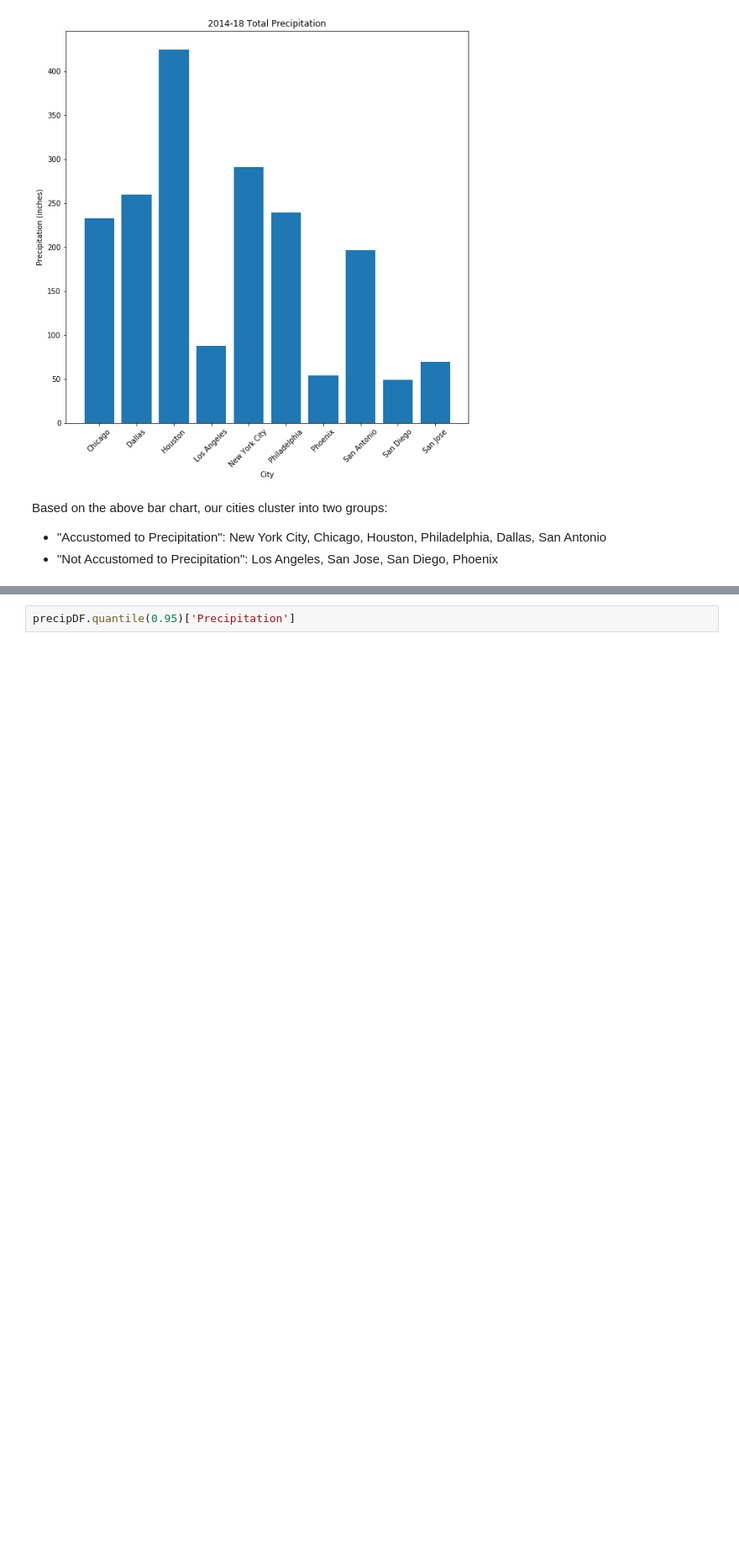
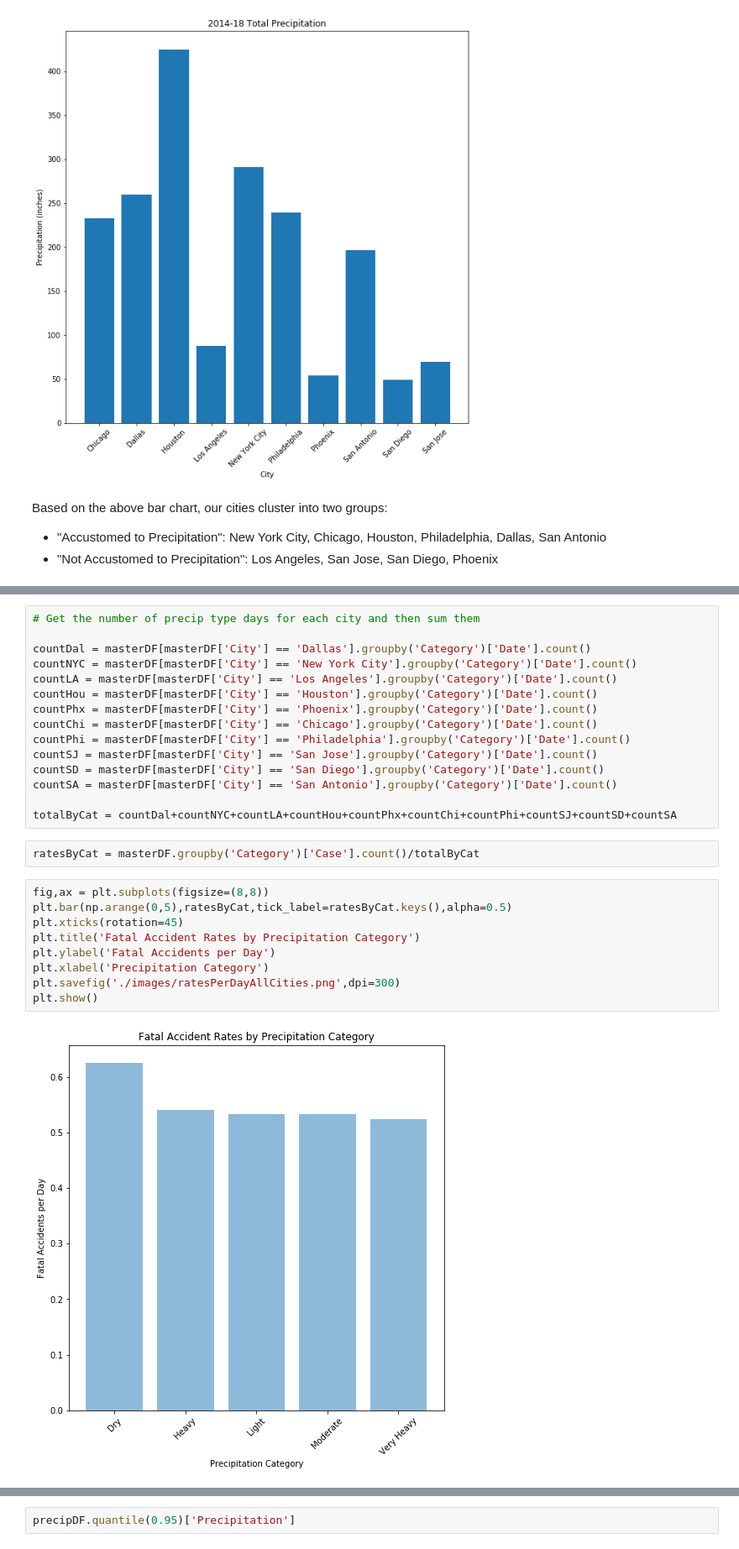
Before and after one commit to jpicca/ProjectOne, a Jupyter notebook: readAPIandFormatData.ipynb, the cells around one changed output, grey strips where cells are left out. Shown: that part at 84% size. Cells and saved outputs as stored; diff of their text form; blank space fills up the shorter version.

```diff
--- a/readAPIandFormatData.ipynb
+++ b/readAPIandFormatData.ipynb
@@ -328 +352,29 @@ Based on the above bar chart, our cities cluster into two groups:
+# %%
+# Get the number of precip type days for each city and then sum them
+
+countDal = masterDF[masterDF['City'] == 'Dallas'].groupby('Category')['Date'].count()
+countNYC = masterDF[masterDF['City'] == 'New York City'].groupby('Category')['Date'].count()
+countLA = masterDF[masterDF['City'] == 'Los Angeles'].groupby('Category')['Date'].count()
+countHou = masterDF[masterDF['City'] == 'Houston'].groupby('Category')['Date'].count()
+countPhx = masterDF[masterDF['City'] == 'Phoenix'].groupby('Category')['Date'].count()
+countChi = masterDF[masterDF['City'] == 'Chicago'].groupby('Category')['Date'].count()
+countPhi = masterDF[masterDF['City'] == 'Philadelphia'].groupby('Category')['Date'].count()
+countSJ = masterDF[masterDF['City'] == 'San Jose'].groupby('Category')['Date'].count()
+countSD = masterDF[masterDF['City'] == 'San Diego'].groupby('Category')['Date'].count()
+countSA = masterDF[masterDF['City'] == 'San Antonio'].groupby('Category')['Date'].count()
+
+totalByCat = countDal+countNYC+countLA+countHou+countPhx+countChi+countPhi+countSJ+countSD+countSA
+# %%
+ratesByCat = masterDF.groupby('Category')['Case'].count()/totalByCat
+# %%
+fig,ax = plt.subplots(figsize=(8,8))
+plt.bar(np.arange(0,5),ratesByCat,tick_label=ratesByCat.keys(),alpha=0.5)
+plt.xticks(rotation=45)
+plt.title('Fatal Accident Rates by Precipitation Category')
+plt.ylabel('Fatal Accidents per Day')
+plt.xlabel('Precipitation Category')
+plt.savefig('./images/ratesPerDayAllCities.png',dpi=300)
+plt.show()
+# %% [output]
+[figure, added]
 # %%
```
Also changed, not shown: parts of 8 cells of this notebook.
